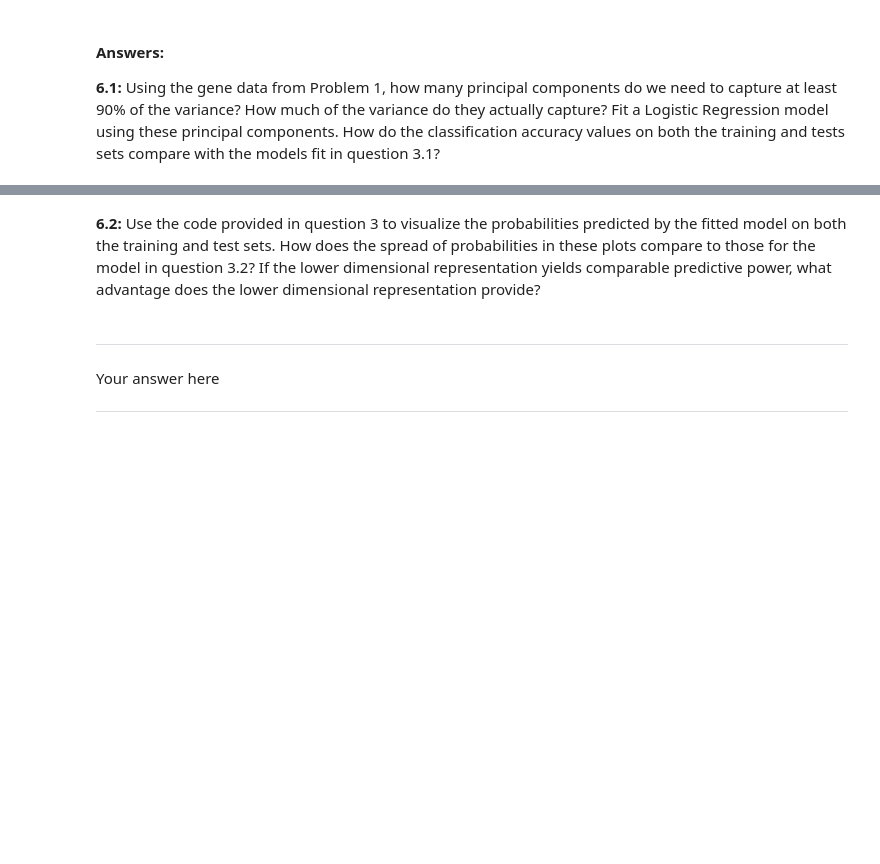
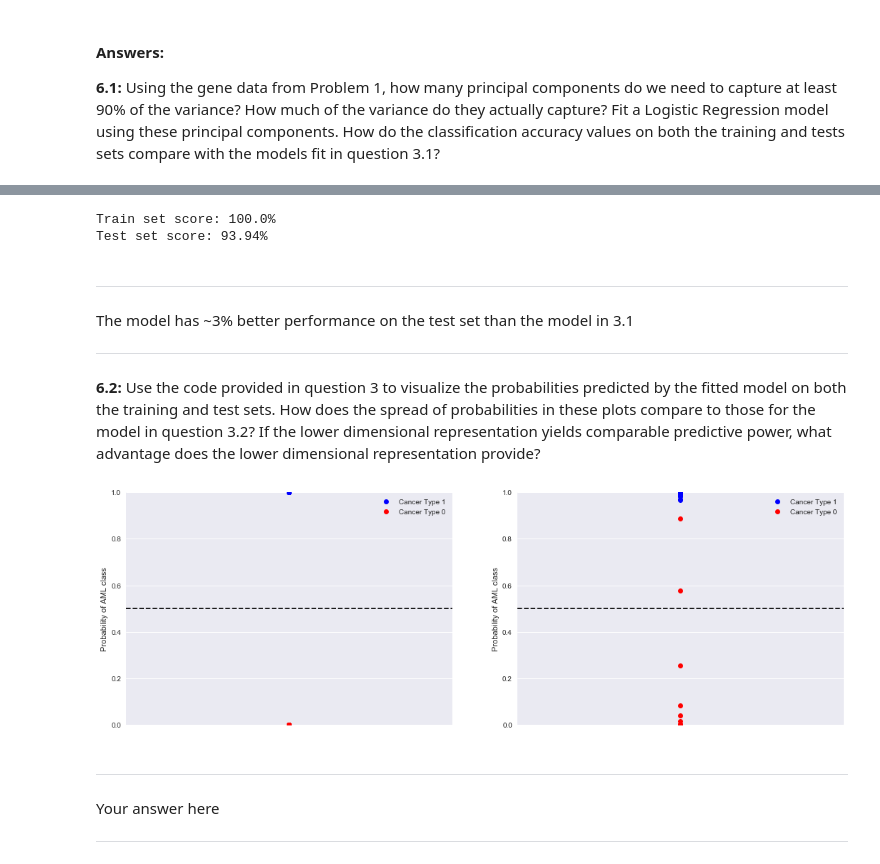
Before and after one commit to karanbhandarkar/CSCIS-109a-IntroductionToDataScience, a Jupyter notebook: Week 5/HW5/cs109_hw5.ipynb, the cells around one changed output, grey strips where cells are left out. Cells and saved outputs as stored; diff of their text form; code cells hidden in the pictures; blank space fills up the shorter version.

```diff
--- a/Week 5/HW5/cs109_hw5.ipynb
+++ b/Week 5/HW5/cs109_hw5.ipynb
@@ -442,2 +489,17 @@ Your answer here
+# %%
+pca_transformer = PCA(29).fit(x_train)
+x_train_2d = pca_transformer.transform(x_train)
+x_test_2d =  pca_transformer.transform(x_test)
+
+fitted_lr = LogisticRegression(C=100000).fit(x_train_2d, y_train)
+print("Train set score: {0:4.4}%".format(fitted_lr.score(x_train_2d, y_train)*100))
+print("Test set score: {0:4.4}%".format(fitted_lr.score(x_test_2d, y_test)*100))
+# %% [output]
+Train set score: 100.0%
+Test set score: 93.94%
+# %% [markdown]
+<HR>
+The model has ~3% better performance on the test set than the model in 3.1
+<HR>
 # %% [markdown]
 **6.2:** Use the code provided in question 3 to visualize the probabilities predicted by the fitted model on both the training and test sets. How does the spread of probabilities in these plots compare to those for the model in question 3.2? If the lower dimensional representation yields comparable predictive power, what advantage does the lower dimensional representation provide?
@@ -445,0 +506,11 @@ Your answer here
+# %%
+# your code here
+train_prediction = fitted_lr.predict(x_train_2d)
+test_prediction = fitted_lr.predict(x_test_2d)
+
+fig, ax = plt.subplots(1,2, figsize=(18,6))
+
+visualize_prob(fitted_lr, x_train_2d, y_train, ax[0])
+visualize_prob(fitted_lr, x_test_2d, y_test, ax[1])
+# %% [output]
+[figure, added]
```
Also changed, not shown: parts of 12 cells of this notebook.
